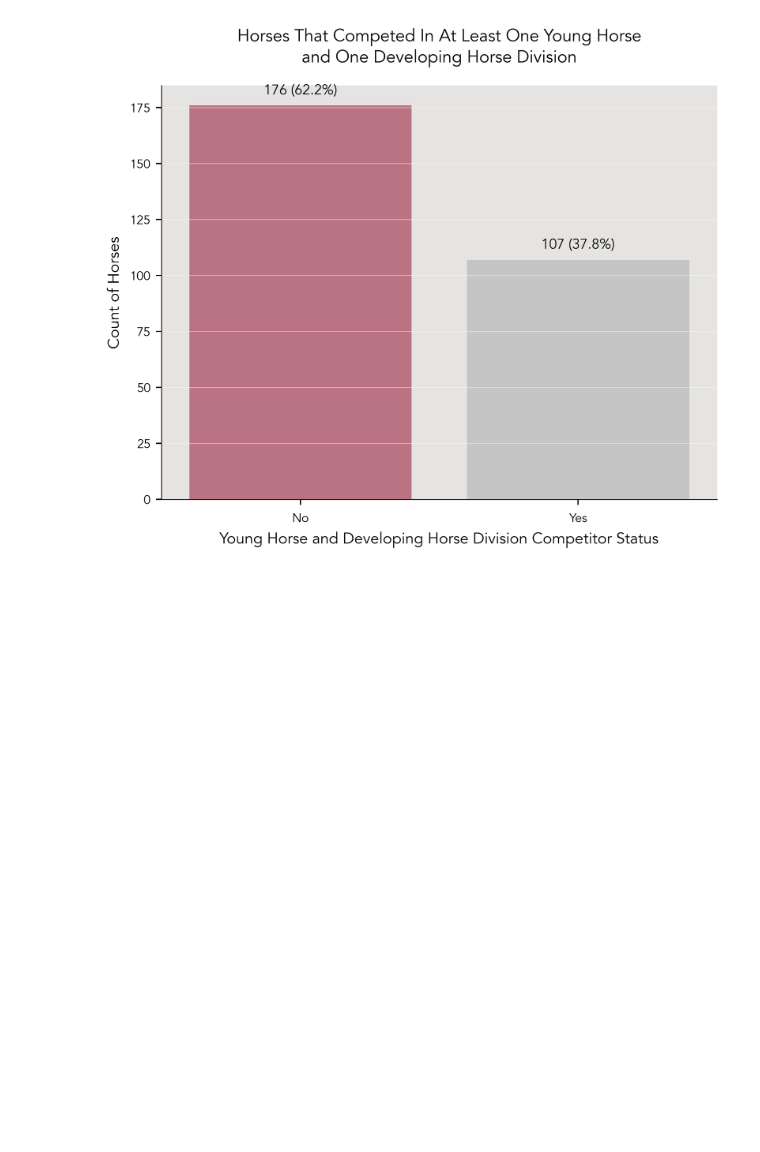
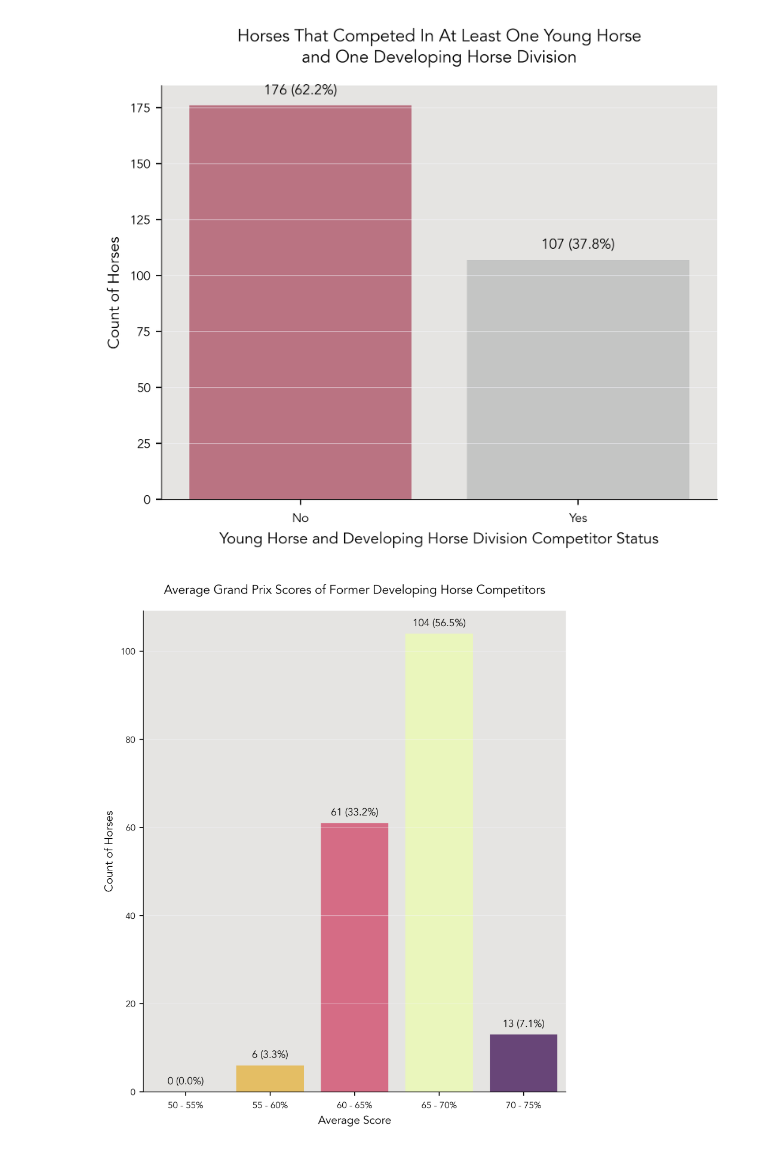
Before and after one commit to siobyrne/young-dressage-horse-program-analysis, a Jupyter notebook: developinghorse.ipynb, the cells around one changed output. Cells and saved outputs as stored; diff of their text form; code cells hidden in the pictures; blank space fills up the shorter version.

Commit message:
Add column for average GP score to horse data CSV, add figures for average GP scores, edit README.md

```diff
--- a/developinghorse.ipynb
+++ b/developinghorse.ipynb
@@ -351,3 +351,43 @@ plt.savefig('images/yh-and-dh-competitors.png')
 plt.show()
 # %% [output]
 [figure]
+# %%
+# create countplot of average Grand Prix scores of former Developing Horse competitors
+
+gp_dev_horses = merged_df.loc[(merged_df['Year'] <= 2023) &
+                             (merged_df['Division'].str.contains('DHPSG|DHGP')) & (merged_df['Highest Level'] == 'Grand Prix')].copy()
+# drop duplicate USDF numbers so we only count each horse once
+gp_dev_horses = gp_dev_horses.drop_duplicates(subset=['USDFNumber'])
+
+gp_dev_count = len(gp_dev_horses)
+
+gp_dev_horses['AverageGP'] = gp_dev_horses['AverageGP'].astype(float)
+
+# create labels
+labels = ['50 - 55%', '55 - 60%', '60 - 65%', '65 - 70%', '70 - 75%']
+
+# cut bins
+gp_dev_horses['bin'] = pd.cut(gp_dev_horses['AverageGP'], bins=range(50,76,5), labels=labels)
+
+
+f, ax = plt.subplots(figsize=(6, 7))
+
+
+# set up countplot
+ax = sns.countplot(x='bin', data=gp_dev_horses)
+
+# add annotation for count and percentage
+for p in ax.patches:
+    ax.annotate("{:0,.0f} ({:,.1f}%)".format(p.get_height(), p.get_height()*100/gp_dev_count), (p.get_x() + p.get_width()/2, p.get_height() + 1), ha = 'center', va = 'bottom', fontsize=9)
+
+# set xticks, xlabel, and title
+ax.set_title('Average Grand Prix Scores of Former Developing Horse Competitors')
+ax.set_xlabel('Average Score')
+ax.set_ylabel('Count of Horses')
+
+# save and show figure
+plt.tight_layout()
+plt.savefig('images/dh-gp-average-score.png')
+plt.show()
+# %% [output]
+[figure, added]
```
Also changed, not shown: parts of 2 cells of this notebook, 9 other files.
